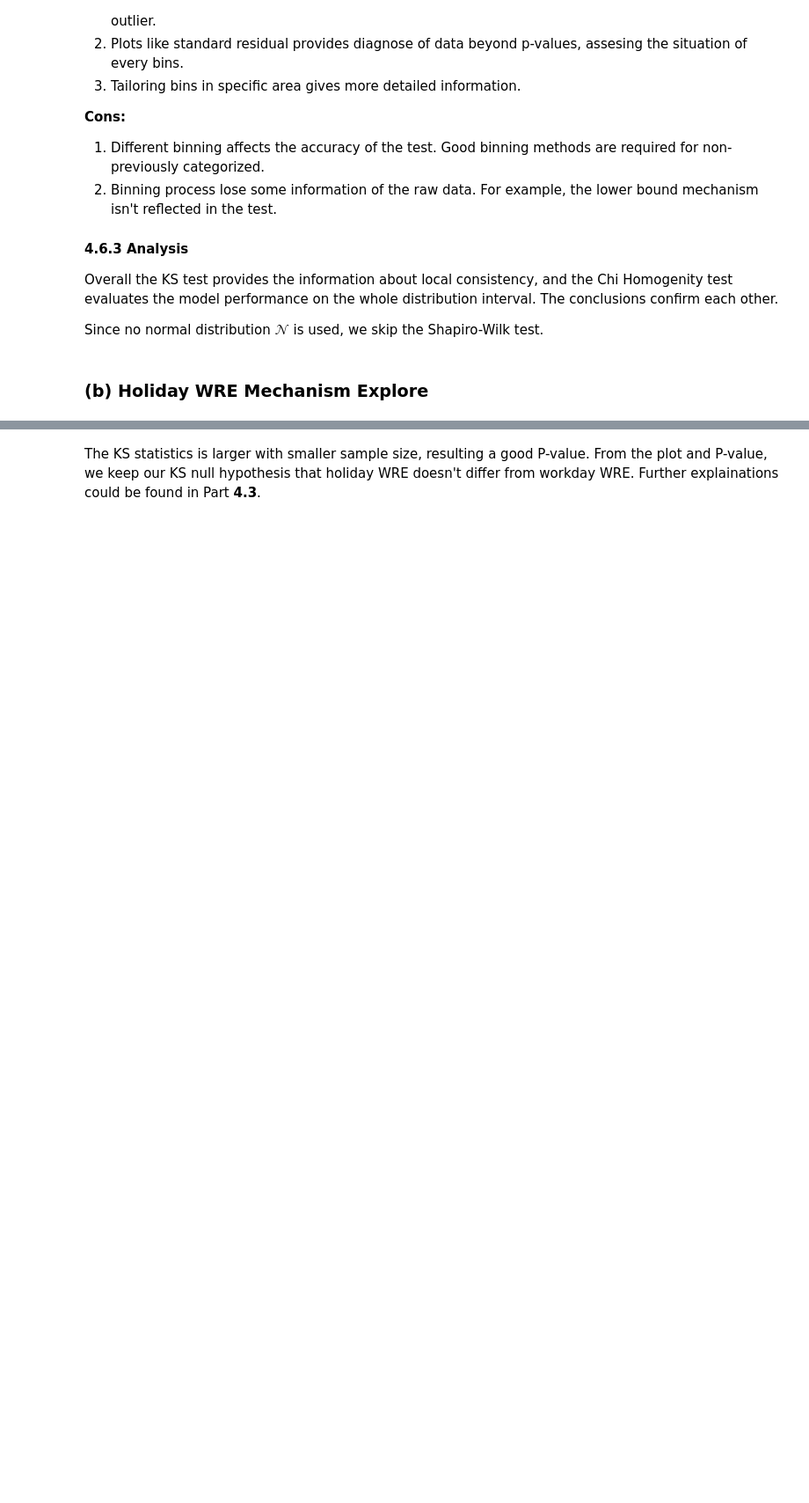
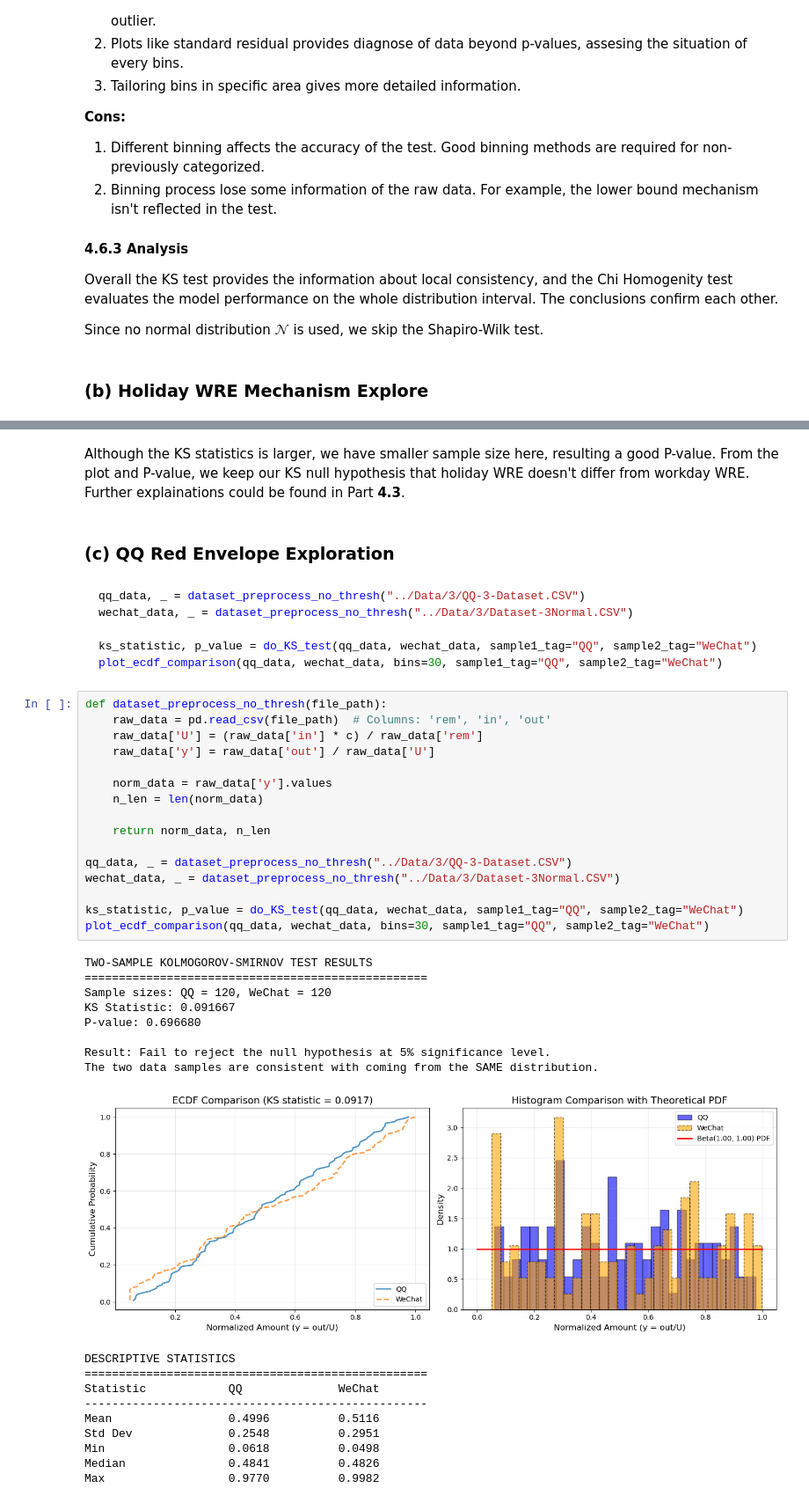
Before and after one commit to QLL-CCDD/SI140A-proj, a Jupyter notebook: tex/ModelTesting.ipynb, the cells around one changed output, grey strips where cells are left out. Shown at 88% size. Saved outputs shown, nothing was run; the diff lists cells and outputs as text; blank space fills up the shorter version.

Commit message:
7(c) answered and small Part 4 fix

````diff
--- a/tex/ModelTesting.ipynb
+++ b/tex/ModelTesting.ipynb
@@ -871,4 +872,49 @@ Min                  0.0500          0.0500
 Median               0.4826          0.5095
 Max                  0.9982          0.9972
 # %% [markdown]
-The KS statistics is larger with smaller sample size, resulting a good P-value. From the plot and P-value, we keep our KS null hypothesis that holiday WRE doesn't differ from workday WRE. Further explainations could be found in Part **4.3**.
+Although the KS statistics is larger, we have smaller sample size here, resulting a good P-value. From the plot and P-value, we keep our KS null hypothesis that holiday WRE doesn't differ from workday WRE. Further explainations could be found in Part **4.3**.
+# %% [markdown]
+### **(c) QQ Red Envelope Exploration**
+# %% [markdown]
+```python
+qq_data, _ = dataset_preprocess_no_thresh("../Data/3/QQ-3-Dataset.CSV")
+wechat_data, _ = dataset_preprocess_no_thresh("../Data/3/Dataset-3Normal.CSV")
+
+ks_statistic, p_value = do_KS_test(qq_data, wechat_data, sample1_tag="QQ", sample2_tag="WeChat")
+plot_ecdf_comparison(qq_data, wechat_data, bins=30, sample1_tag="QQ", sample2_tag="WeChat")
+```
+# %%
+def dataset_preprocess_no_thresh(file_path):
+    raw_data = pd.read_csv(file_path)  # Columns: 'rem', 'in', 'out'
+    raw_data['U'] = (raw_data['in'] * c) / raw_data['rem']
+    raw_data['y'] = raw_data['out'] / raw_data['U']
+
+    norm_data = raw_data['y'].values
+    n_len = len(norm_data)
+
+    return norm_data, n_len
+
+qq_data, _ = dataset_preprocess_no_thresh("../Data/3/QQ-3-Dataset.CSV")
+wechat_data, _ = dataset_preprocess_no_thresh("../Data/3/Dataset-3Normal.CSV")
+
+ks_statistic, p_value = do_KS_test(qq_data, wechat_data, sample1_tag="QQ", sample2_tag="WeChat")
+plot_ecdf_comparison(qq_data, wechat_data, bins=30, sample1_tag="QQ", sample2_tag="WeChat")
+# %% [output]
+TWO-SAMPLE KOLMOGOROV-SMIRNOV TEST RESULTS
+==================================================
+Sample sizes: QQ = 120, WeChat = 120
+KS Statistic: 0.091667
+P-value: 0.696680
+
+Result: Fail to reject the null hypothesis at 5% significance level.
+The two data samples are consistent with coming from the SAME distribution.
+[figure, added]
+DESCRIPTIVE STATISTICS
+==================================================
+Statistic            QQ              WeChat
+--------------------------------------------------
+Mean                 0.4996          0.5116
+Std Dev              0.2548          0.2951
+Min                  0.0618          0.0498
+Median               0.4841          0.4826
+Max                  0.9770          0.9982
````
Also changed, not shown: parts of 6 cells of this notebook, 4 other files.
